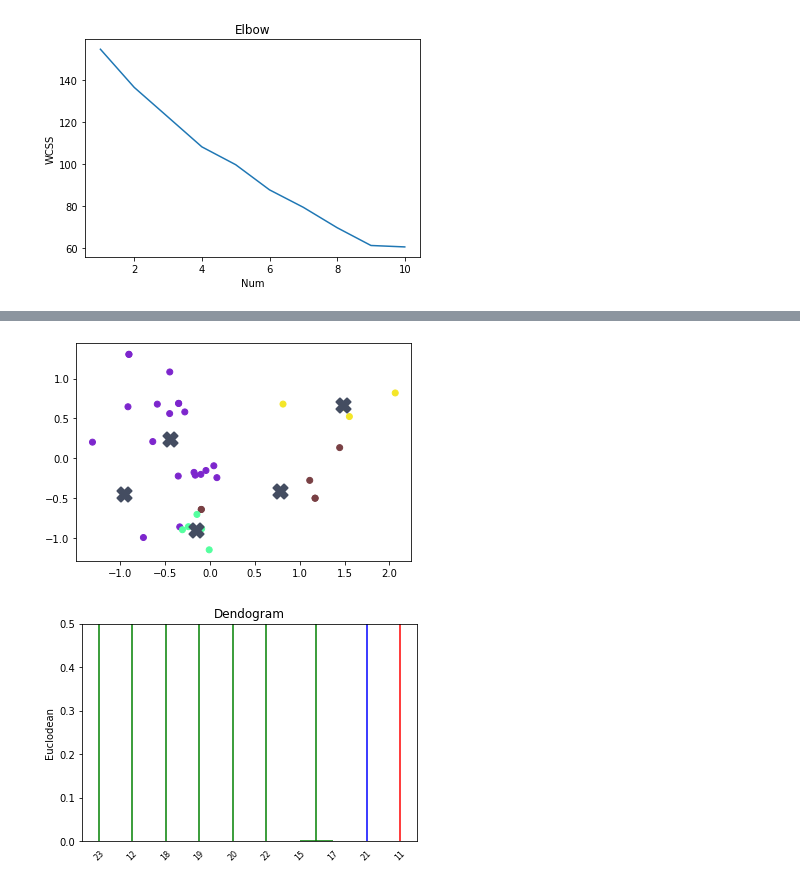
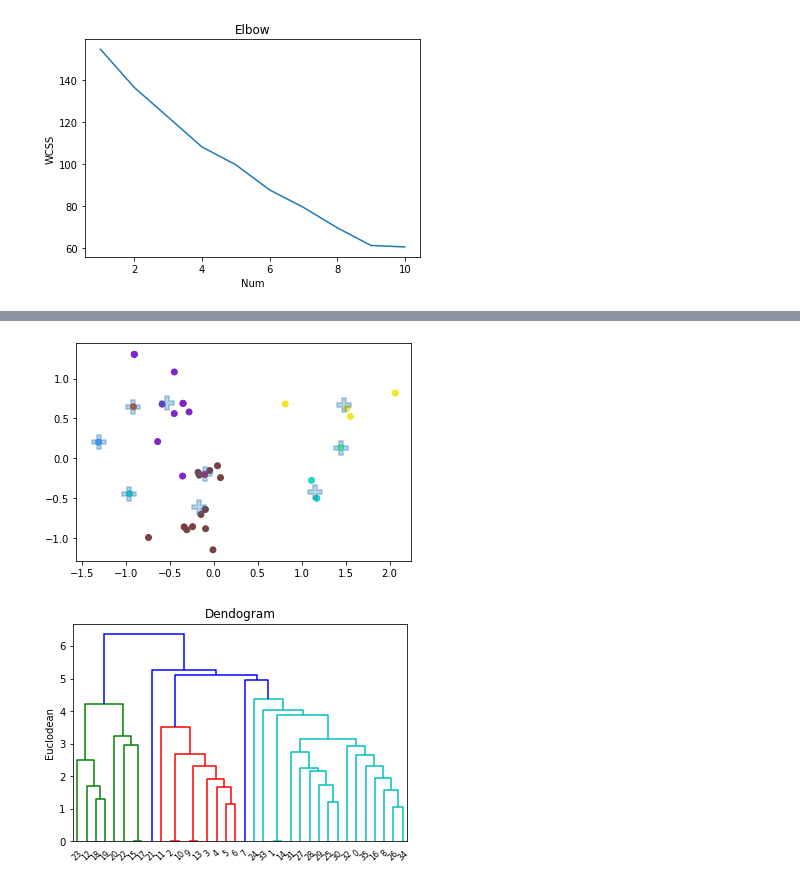
Before and after one commit to apichart2425/RE_Project, a Jupyter notebook: Cluster_HID.ipynb, the cells around one changed output, grey strips where cells are left out. Saved outputs shown, nothing was run; the diff lists cells and outputs as text; code cells hidden in the pictures.

```diff
--- a/Cluster_HID.ipynb
+++ b/Cluster_HID.ipynb
@@ -189,0 +177,3 @@ for index, sentence in enumerate(sentences):
+# %%
+premodel = KMeans(n_clusters=9)
+premodel
@@ -189,0 +184,2 @@ for index, sentence in enumerate(sentences):
+# %%
+premodel.fit(X)
@@ -200,18 +221,16 @@ colors = [label_colors[i] for i in labels]
 plt.scatter(coords[:, 0], coords[:, 1], c=colors)
 centroids = clf.cluster_centers_
 centroid_coords = pca.transform(centroids)
-plt.scatter(centroid_coords[:, 0], centroid_coords[:, 1], marker='X', s=200, linewidths=2, c='#444d61')
+plt.scatter(centroid_coords[:, 0], centroid_coords[:, 1], marker='P', s=200, linewidths=2, alpha=0.3)
 plt.show()
 # %% [output]
-[figure, old version]
+[figure, new version]
 # %%
 Z = hierarchy.linkage(X, 'ward')
 dn = hierarchy.dendrogram(Z)
 plt.title('Dendogram')
 plt.ylabel('Euclodean')
-plt.xlim(0,100)
-plt.ylim(0,0.5)
 plt.show()
 # %% [output]
-[figure, old version]
+[figure, new version]
 # %%
```
Also changed, not shown: parts of 11 cells of this notebook, 2 other files.
